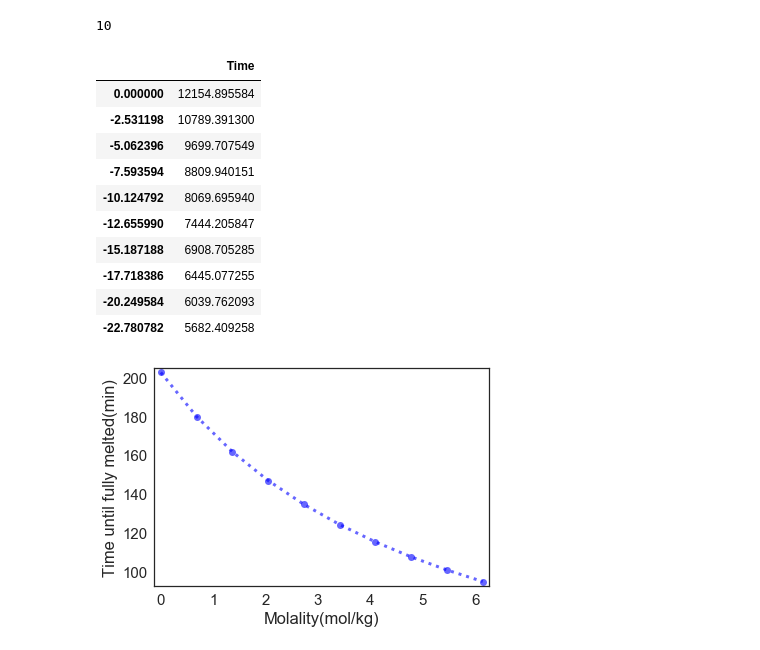
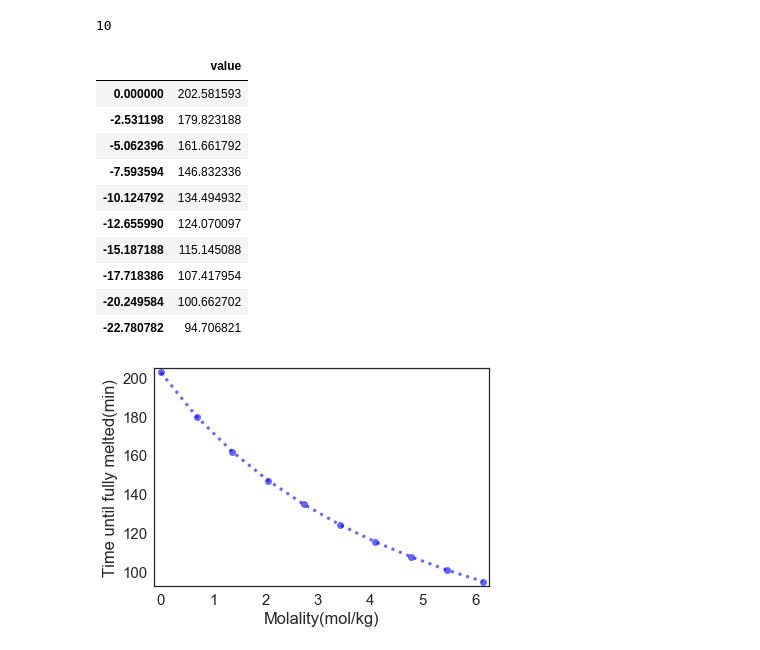
Before and after one commit to 867006905/ModSimPy, a Jupyter notebook: code/Project Two/Project 2.ipynb, the cells around one changed output. Cells and saved outputs as stored; diff of their text form; code cells hidden in the pictures.

```diff
--- a/code/Project Two/Project 2.ipynb
+++ b/code/Project Two/Project 2.ipynb
@@ -102,28 +103,28 @@ melting_at(0)
 # %%
 def get_melting_time(freezing_point_array, update_func):
     arrary_length = len(freezing_point_array)
-    sweep_fpt = TimeFrame(index = freezing_point_array, columns=['Time'])
+    sweep_fpt = TimeSeries()
     #sweep_fpt.columns('Time(s)')
     for i in range(0, arrary_length):
-        sweep_fpt.loc[freezing_point_array[i]] = update_func(freezing_point_array[i])
+        sweep_fpt.loc[freezing_point_array[i]] = update_func(freezing_point_array[i])/60
     return sweep_fpt
 # %%
 len(freezing_point_array)
 # %% [output]
 10
 # %%
-results_in_seconds = get_melting_time(freezing_point_array, melting_at)
-results_in_seconds
+results_in_minutes = get_melting_time(freezing_point_array, melting_at)
+results_in_minutes
 # %% [output]
-|  | Time |
-| 0.000000 | 12154.895584 |
-| -2.531198 | 10789.391300 |
-| -5.062396 | 9699.707549 |
-| -7.593594 | 8809.940151 |
-| -10.124792 | 8069.695940 |
-| -12.655990 | 7444.205847 |
-| -15.187188 | 6908.705285 |
-| -17.718386 | 6445.077255 |
-| -20.249584 | 6039.762093 |
-| -22.780782 | 5682.409258 |
+|  | value |
+| 0.000000 | 202.581593 |
+| -2.531198 | 179.823188 |
+| -5.062396 | 161.661792 |
+| -7.593594 | 146.832336 |
+| -10.124792 | 134.494932 |
+| -12.655990 | 124.070097 |
+| -15.187188 | 115.145088 |
+| -17.718386 | 107.417954 |
+| -20.249584 | 100.662702 |
+| -22.780782 | 94.706821 |
 # %%
```
Also changed, not shown: parts of 26 cells of this notebook.
